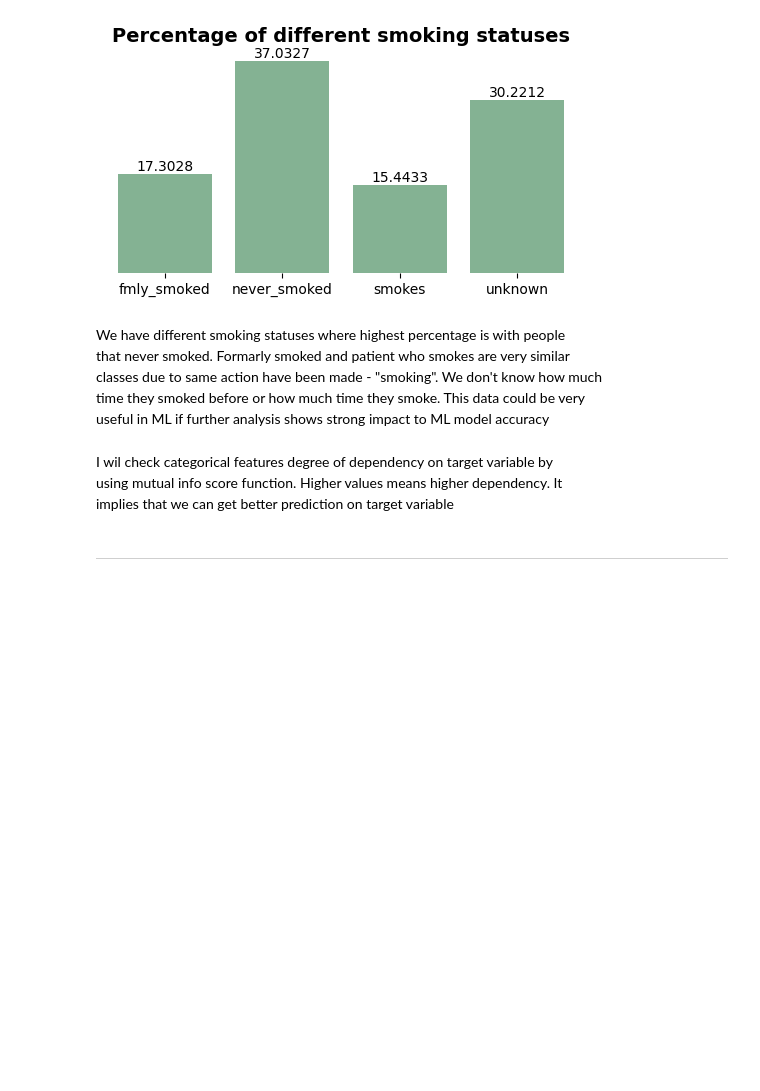
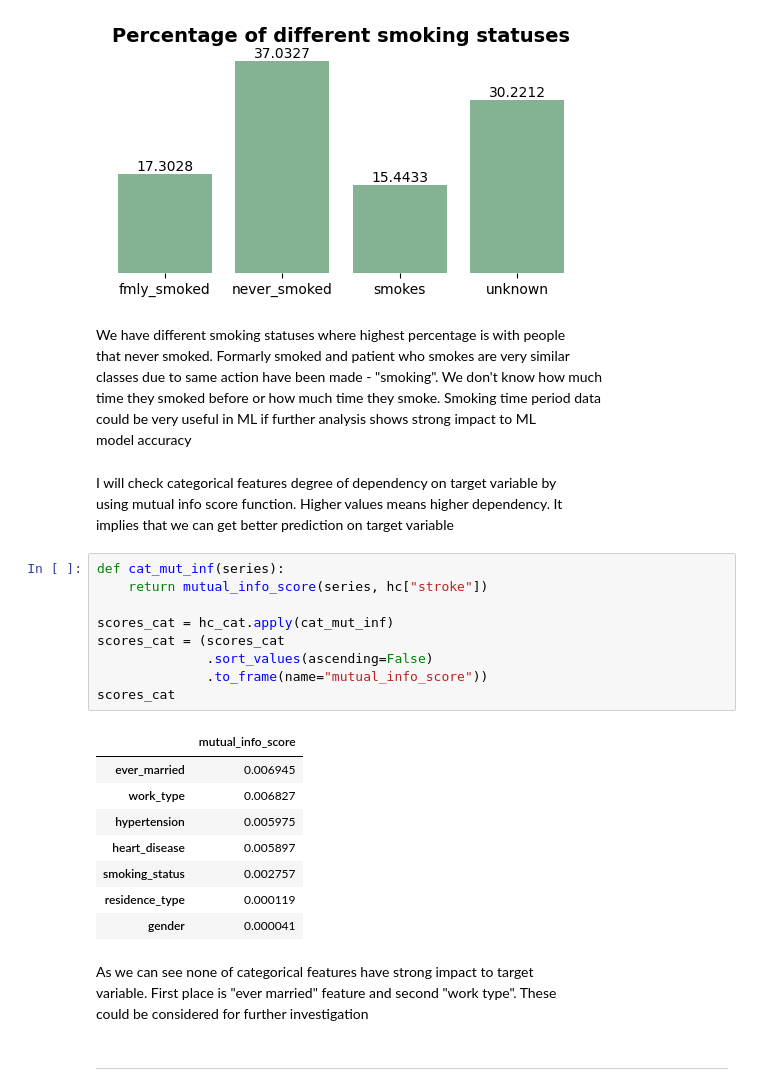
Before and after one commit to ShariYo/Modul3Sprint2, a Jupyter notebook: project/main.ipynb, the cells around one changed output. Saved outputs shown, nothing was run; the diff lists cells and outputs as text; blank space fills up the shorter version.

```diff
--- a/project/main.ipynb
+++ b/project/main.ipynb
@@ -490,12 +490,35 @@ Name: count, dtype: int64
 We have different smoking statuses where highest percentage is with people
 that never smoked. Formarly smoked and patient who smokes are very similar
 classes due to same action have been made - "smoking". We don't know how much
-time they smoked before or how much time they smoke. This data could be very
-useful in ML if further analysis shows strong impact to ML model accuracy
+time they smoked before or how much time they smoke. Smoking time period data
+could be very useful in ML if further analysis shows strong impact to ML
+model accuracy
 # %% [markdown]
-I wil check categorical features degree of dependency on target variable by
+I will check categorical features degree of dependency on target variable by
 using mutual info score function. Higher values means higher dependency. It
 implies that we can get better prediction on target variable
+# %%
+def cat_mut_inf(series):
+    return mutual_info_score(series, hc["stroke"])
+
+scores_cat = hc_cat.apply(cat_mut_inf)
+scores_cat = (scores_cat
+              .sort_values(ascending=False)
+              .to_frame(name="mutual_info_score"))
+scores_cat
+# %% [output]
+|  | mutual_info_score |
+| ever_married | 0.006945 |
+| work_type | 0.006827 |
+| hypertension | 0.005975 |
+| heart_disease | 0.005897 |
+| smoking_status | 0.002757 |
+| residence_type | 0.000119 |
+| gender | 0.000041 |
+# %% [markdown]
+As we can see none of categorical features have strong impact to target
+variable. First place is "ever married" feature and second "work type". These
+could be considered for further investigation
 # %% [markdown]
 ---
 # %% [markdown]
```
Also changed, not shown: parts of 9 cells of this notebook.
